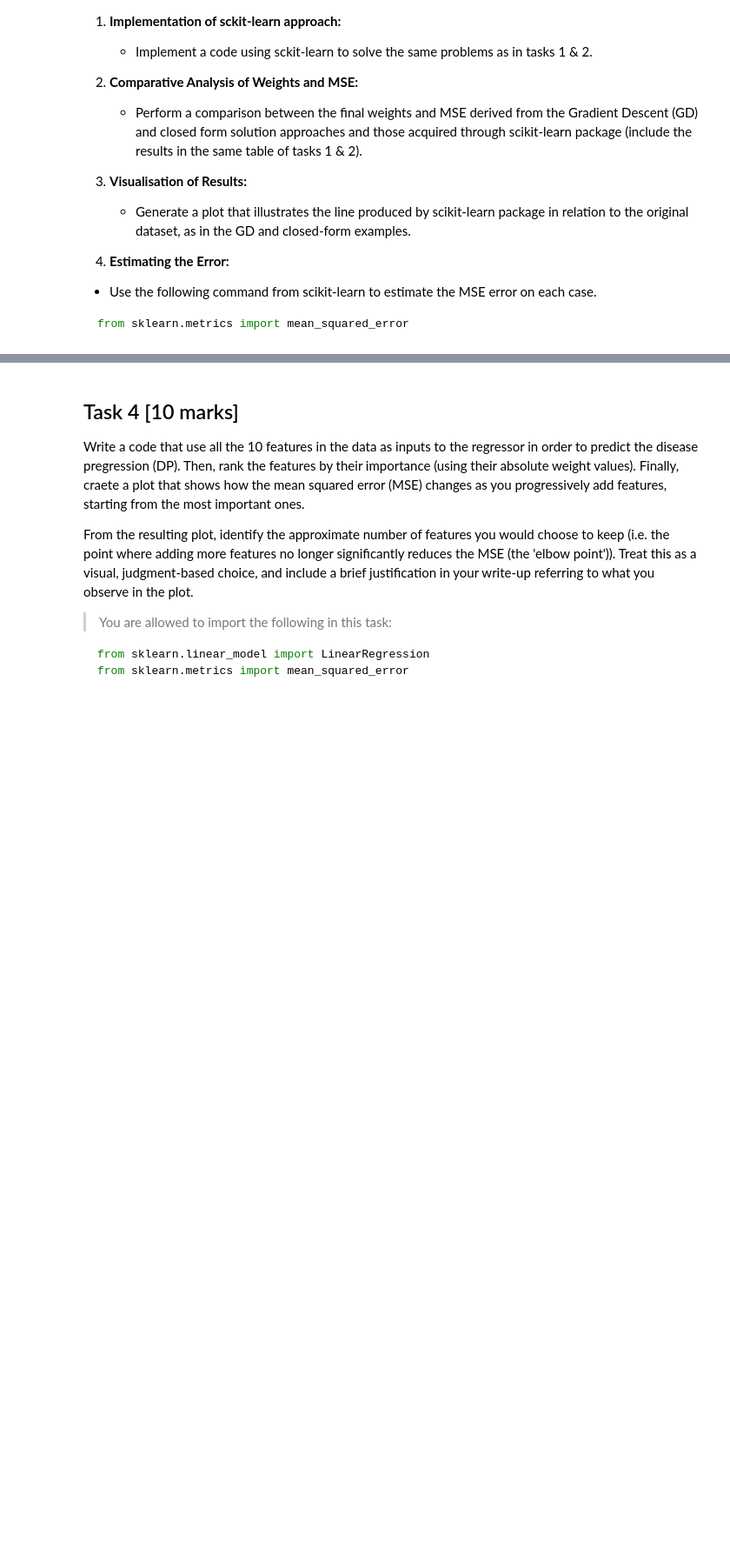
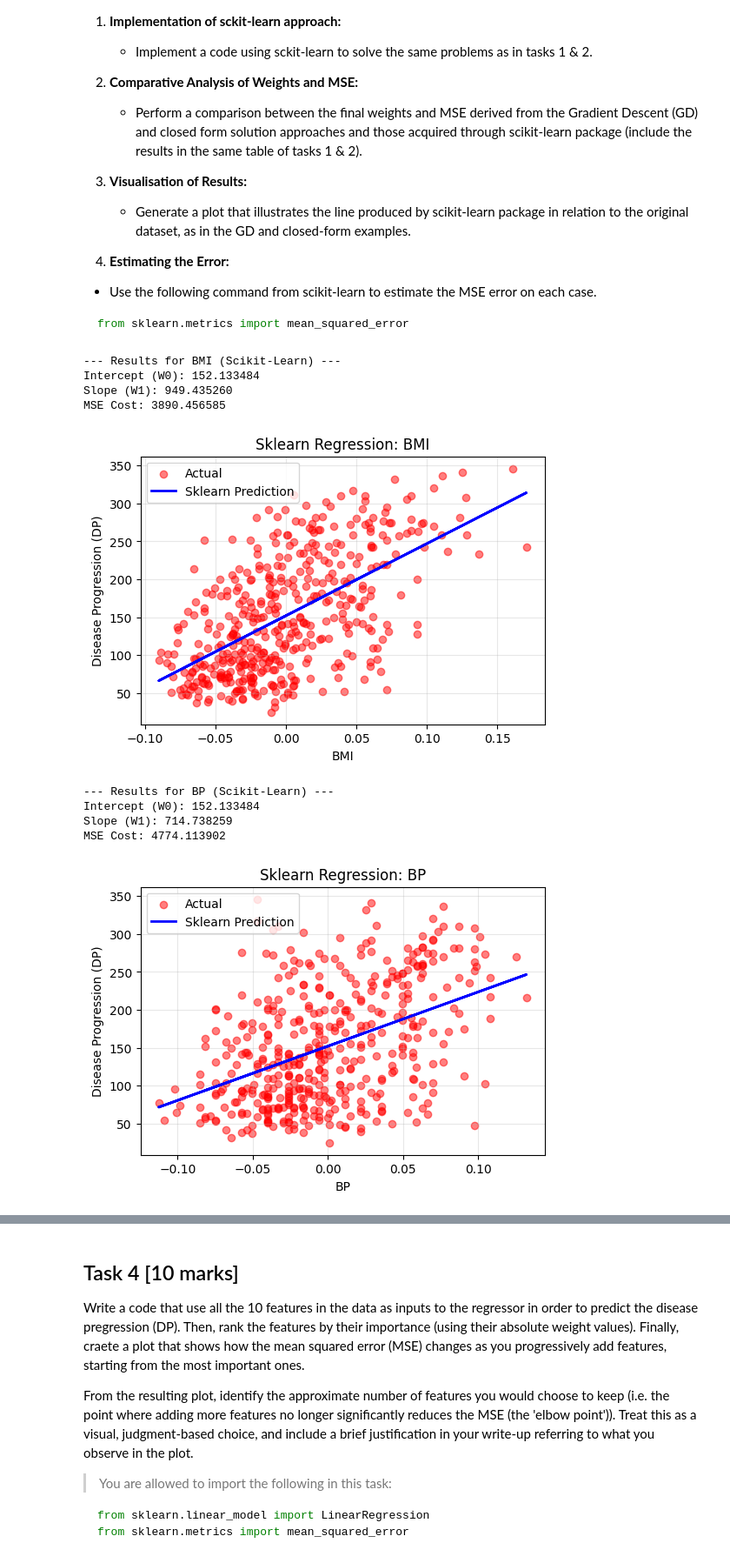
Before and after one commit to samdvies/pyTorchDeepLearnIntro, a Jupyter notebook: 02_ML_LR.ipynb, the cells around one changed output, grey strips where cells are left out. Shown at 87% size. Saved outputs shown, nothing was run; the diff lists cells and outputs as text; code cells hidden in the pictures; blank space fills up the shorter version.

```diff
--- a/02_ML_LR.ipynb
+++ b/02_ML_LR.ipynb
@@ -466,0 +534,58 @@ In this section, we will use scikit-learn package to address the preceding task
+# %%
+# Task 3
+from sklearn.linear_model import LinearRegression
+from sklearn.metrics import mean_squared_error
+
+def fit_sklearn(X_feature, Y, feature_name):
+    # 1. Reshape X to be a 2D array (Required by scikit-learn)
+    X_reshaped = X_feature.values.reshape(-1, 1)
+
+    # 2. Initialize and Fit the Model
+    model = LinearRegression()
+    model.fit(X_reshaped, Y)
+
+    # 3. Predict
+    predictions = model.predict(X_reshaped)
+
+    # 4. Calculate Error (MSE)
+    mse = mean_squared_error(Y, predictions)
+
+    # 5. Extract Weights
+    # Intercept is W0, Coef is W1
+    w0 = model.intercept_
+    w1 = model.coef_[0]
+
+    print(f"--- Results for {feature_name} (Scikit-Learn) ---")
+    print(f"Intercept (W0): {w0:.6f}")
+    print(f"Slope (W1): {w1:.6f}")
+    print(f"MSE Cost: {mse:.6f}")
+
+    # 6. Plotting
+    plt.figure(figsize=(6, 4))
+    plt.scatter(X_feature, Y, color='red', alpha=0.5, label='Actual')
+    plt.plot(X_feature, predictions, color='blue', linewidth=2, label='Sklearn Prediction')
+    plt.xlabel(feature_name)
+    plt.ylabel('Disease Progression (DP)')
+    plt.title(f'Sklearn Regression: {feature_name}')
+    plt.legend()
+    plt.grid(True, alpha=0.3)
+    plt.show()
+
+    return w0, w1, mse
+
+# --- Execute for BMI ---
+w0_bmi_sk, w1_bmi_sk, mse_bmi_sk = fit_sklearn(diabetes_data["bmi"], diabetes_data["DP"], "BMI")
+
+# --- Execute for BP ---
+w0_bp_sk, w1_bp_sk, mse_bp_sk = fit_sklearn(diabetes_data["bp"], diabetes_data["DP"], "BP")
+# %% [output]
+--- Results for BMI (Scikit-Learn) ---
+Intercept (W0): 152.133484
+Slope (W1): 949.435260
+MSE Cost: 3890.456585
+[figure, added]
+--- Results for BP (Scikit-Learn) ---
+Intercept (W0): 152.133484
+Slope (W1): 714.738259
+MSE Cost: 4774.113902
+[figure, added]
```
Also changed, not shown: parts of 10 cells of this notebook.
